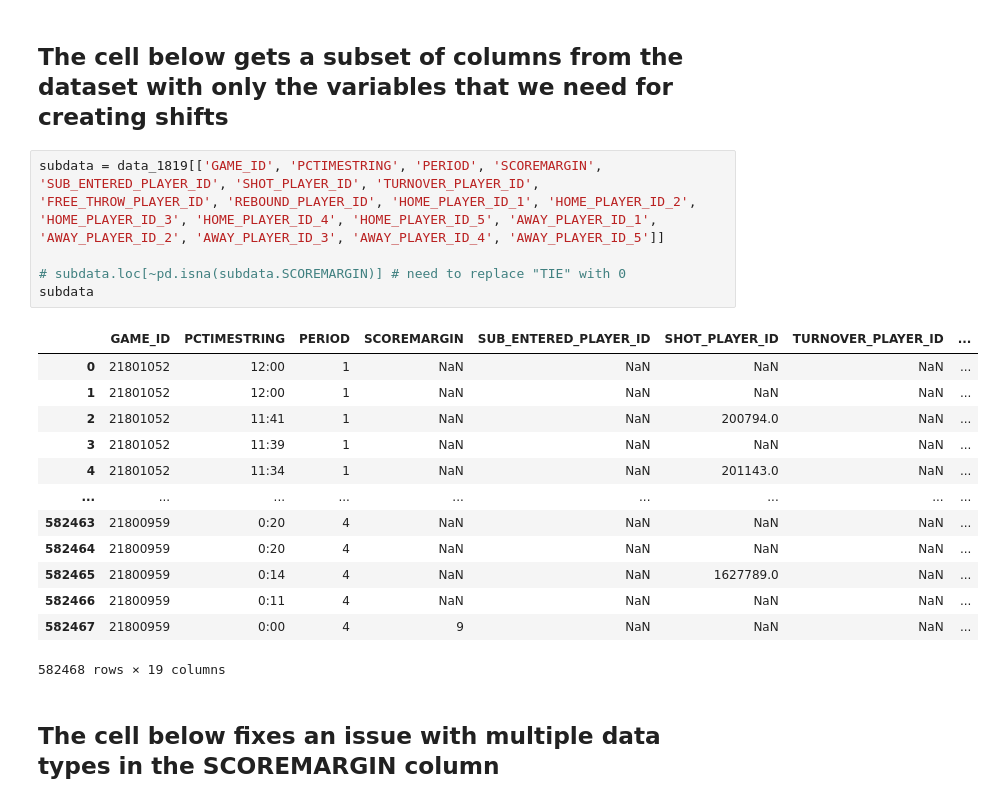
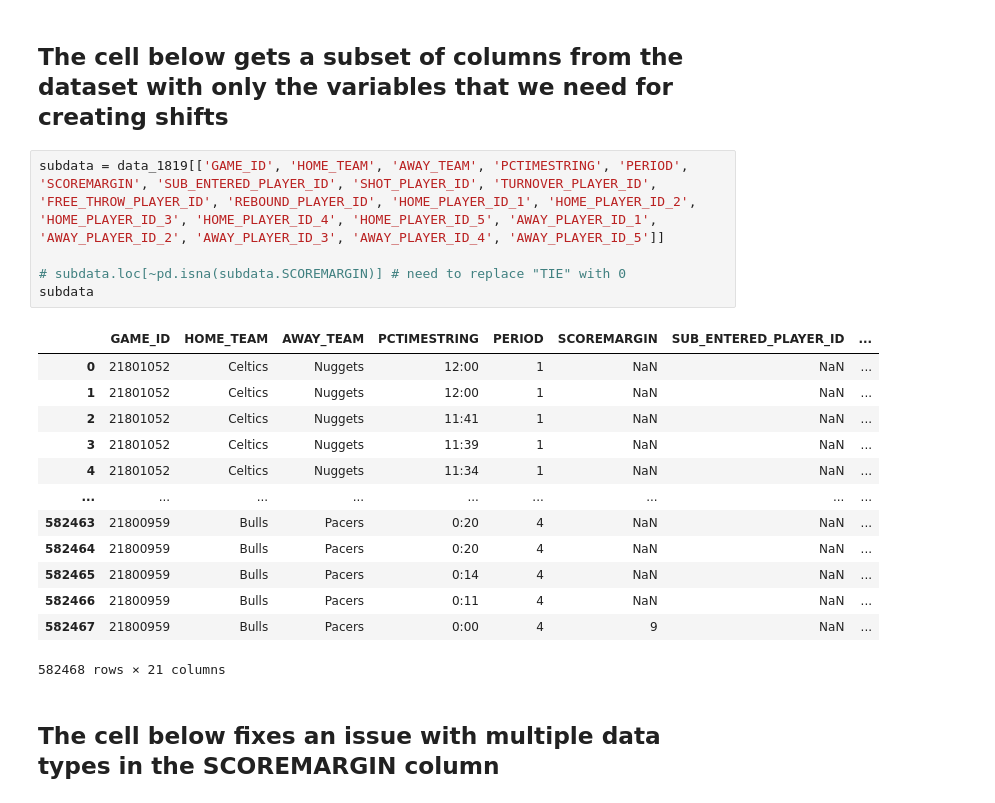
Before and after one commit to coly1119/NBA-Project, a Jupyter notebook: src/data_cleaning_pbp_to_shift.ipynb, the cells around one changed output. Saved outputs shown, nothing was run; the diff lists cells and outputs as text.

Commit message:
edited code to include home and away teams in shift dataset

```diff
--- a/src/data_cleaning_pbp_to_shift.ipynb
+++ b/src/data_cleaning_pbp_to_shift.ipynb
@@ -72,24 +74,24 @@ data_1819.loc[~pd.isna(data_1819.REBOUND_PLAYER_ID)][['REBOUND_TEAM', 'REBOUND_P
 # %% [markdown]
 ## The cell below gets a subset of columns from the dataset with only the variables that we need for creating shifts
 # %%
-subdata = data_1819[['GAME_ID', 'PCTIMESTRING', 'PERIOD', 'SCOREMARGIN', 'SUB_ENTERED_PLAYER_ID', 'SHOT_PLAYER_ID', 'TURNOVER_PLAYER_ID', 'FREE_THROW_PLAYER_ID', 'REBOUND_PLAYER_ID', 'HOME_PLAYER_ID_1', 'HOME_PLAYER_ID_2', 'HOME_PLAYER_ID_3', 'HOME_PLAYER_ID_4', 'HOME_PLAYER_ID_5', 'AWAY_PLAYER_ID_1', 'AWAY_PLAYER_ID_2', 'AWAY_PLAYER_ID_3', 'AWAY_PLAYER_ID_4', 'AWAY_PLAYER_ID_5']]
+subdata = data_1819[['GAME_ID', 'HOME_TEAM', 'AWAY_TEAM', 'PCTIMESTRING', 'PERIOD', 'SCOREMARGIN', 'SUB_ENTERED_PLAYER_ID', 'SHOT_PLAYER_ID', 'TURNOVER_PLAYER_ID', 'FREE_THROW_PLAYER_ID', 'REBOUND_PLAYER_ID', 'HOME_PLAYER_ID_1', 'HOME_PLAYER_ID_2', 'HOME_PLAYER_ID_3', 'HOME_PLAYER_ID_4', 'HOME_PLAYER_ID_5', 'AWAY_PLAYER_ID_1', 'AWAY_PLAYER_ID_2', 'AWAY_PLAYER_ID_3', 'AWAY_PLAYER_ID_4', 'AWAY_PLAYER_ID_5']]
 
 # subdata.loc[~pd.isna(subdata.SCOREMARGIN)] # need to replace "TIE" with 0
 subdata
 # %% [output]
-|  | GAME_ID | PCTIMESTRING | PERIOD | SCOREMARGIN | SUB_ENTERED_PLAYER_ID | SHOT_PLAYER_ID | TURNOVER_PLAYER_ID | ... |
-| 0 | 21801052 | 12:00 | 1 | NaN | NaN | NaN | NaN | ... |
-| 1 | 21801052 | 12:00 | 1 | NaN | NaN | NaN | NaN | ... |
-| 2 | 21801052 | 11:41 | 1 | NaN | NaN | 200794.0 | NaN | ... |
-| 3 | 21801052 | 11:39 | 1 | NaN | NaN | NaN | NaN | ... |
-| 4 | 21801052 | 11:34 | 1 | NaN | NaN | 201143.0 | NaN | ... |
+|  | GAME_ID | HOME_TEAM | AWAY_TEAM | PCTIMESTRING | PERIOD | SCOREMARGIN | SUB_ENTERED_PLAYER_ID | ... |
+| 0 | 21801052 | Celtics | Nuggets | 12:00 | 1 | NaN | NaN | ... |
+| 1 | 21801052 | Celtics | Nuggets | 12:00 | 1 | NaN | NaN | ... |
+| 2 | 21801052 | Celtics | Nuggets | 11:41 | 1 | NaN | NaN | ... |
+| 3 | 21801052 | Celtics | Nuggets | 11:39 | 1 | NaN | NaN | ... |
+| 4 | 21801052 | Celtics | Nuggets | 11:34 | 1 | NaN | NaN | ... |
 | ... | ... | ... | ... | ... | ... | ... | ... | ... |
-| 582463 | 21800959 | 0:20 | 4 | NaN | NaN | NaN | NaN | ... |
-| 582464 | 21800959 | 0:20 | 4 | NaN | NaN | NaN | NaN | ... |
-| 582465 | 21800959 | 0:14 | 4 | NaN | NaN | 1627789.0 | NaN | ... |
-| 582466 | 21800959 | 0:11 | 4 | NaN | NaN | NaN | NaN | ... |
-| 582467 | 21800959 | 0:00 | 4 | 9 | NaN | NaN | NaN | ... |
+| 582463 | 21800959 | Bulls | Pacers | 0:20 | 4 | NaN | NaN | ... |
+| 582464 | 21800959 | Bulls | Pacers | 0:20 | 4 | NaN | NaN | ... |
+| 582465 | 21800959 | Bulls | Pacers | 0:14 | 4 | NaN | NaN | ... |
+| 582466 | 21800959 | Bulls | Pacers | 0:11 | 4 | NaN | NaN | ... |
+| 582467 | 21800959 | Bulls | Pacers | 0:00 | 4 | 9 | NaN | ... |
-582468 rows × 19 columns
+582468 rows × 21 columns
 # %% [markdown]
 ## The cell below fixes an issue with multiple data types in the SCOREMARGIN column
 # %%
```
Also changed, not shown: parts of 4 cells of this notebook.
